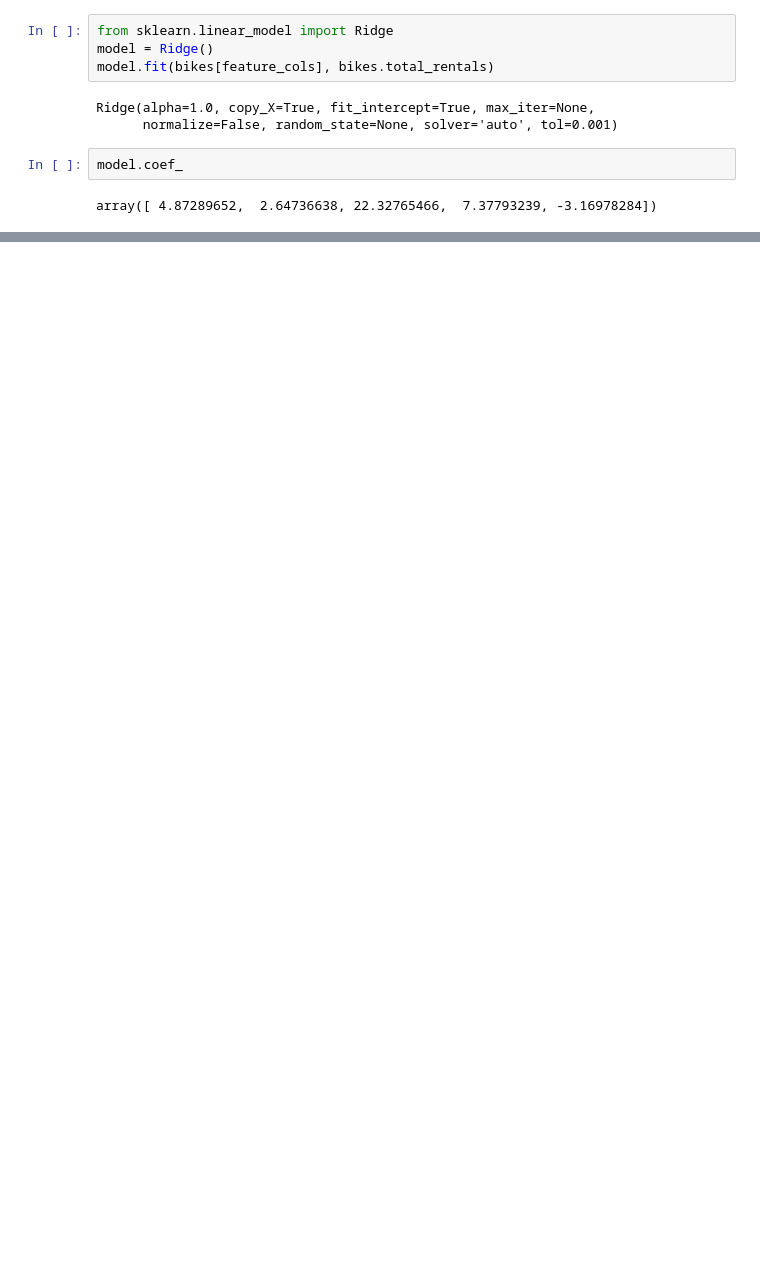
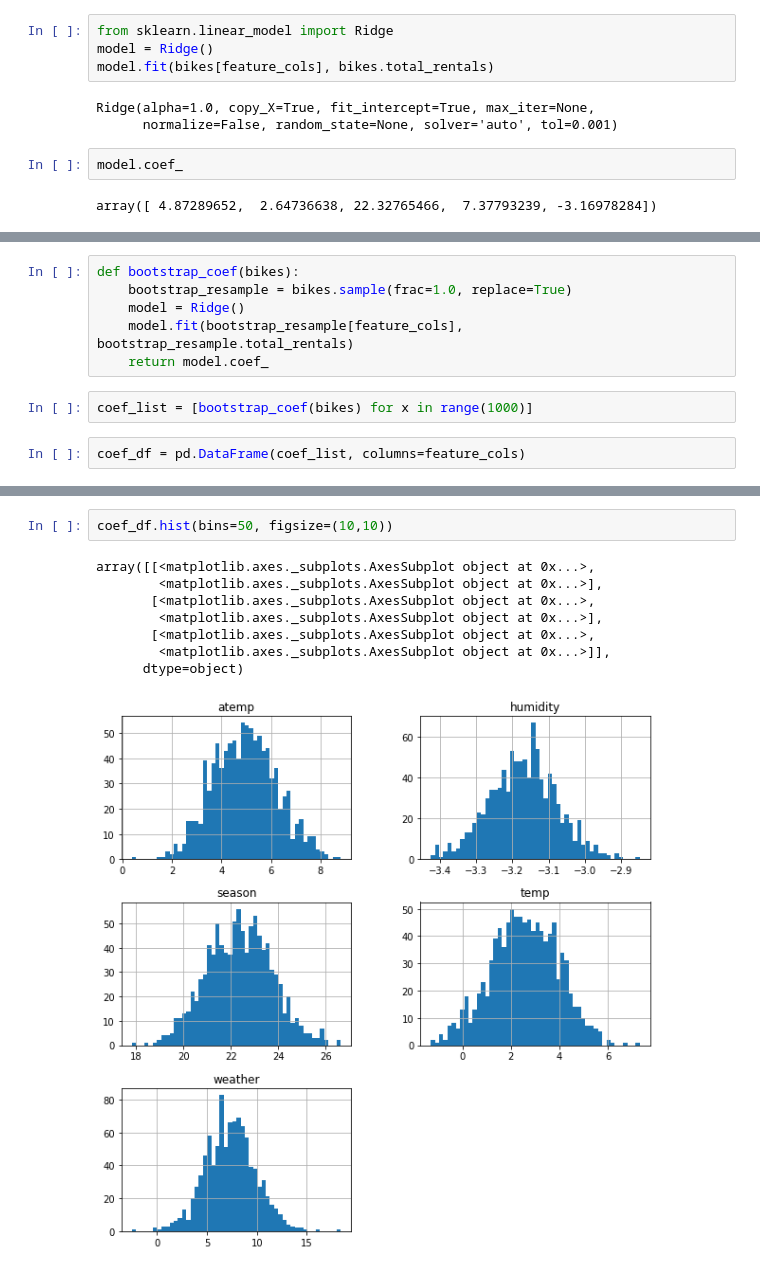
Before and after one commit to ongptnjp/data-science, a Jupyter notebook: day4/Lesson-07-a-b-testing.ipynb, the cells around one changed output, grey strips where cells are left out. Cells and saved outputs as stored; diff of their text form; blank space fills up the shorter version.

```diff
--- a/day4/Lesson-07-a-b-testing.ipynb
+++ b/day4/Lesson-07-a-b-testing.ipynb
@@ -394,0 +477,10 @@ array([ 5.35540121,  2.29973677, 20.6224328 , 10.90119864, -3.38259585])
+# %%
+def bootstrap_coef(bikes):
+    bootstrap_resample = bikes.sample(frac=1.0, replace=True)
+    model = Ridge()
+    model.fit(bootstrap_resample[feature_cols], bootstrap_resample.total_rentals)
+    return model.coef_
+# %%
+coef_list = [bootstrap_coef(bikes) for x in range(1000)]
+# %%
+coef_df = pd.DataFrame(coef_list, columns=feature_cols)
@@ -394,0 +496,11 @@ array([ 5.35540121,  2.29973677, 20.6224328 , 10.90119864, -3.38259585])
+# %%
+coef_df.hist(bins=50, figsize=(10,10))
+# %% [output]
+array([[<matplotlib.axes._subplots.AxesSubplot object at 0x...>,
+        <matplotlib.axes._subplots.AxesSubplot object at 0x...>],
+       [<matplotlib.axes._subplots.AxesSubplot object at 0x...>,
+        <matplotlib.axes._subplots.AxesSubplot object at 0x...>],
+       [<matplotlib.axes._subplots.AxesSubplot object at 0x...>,
+        <matplotlib.axes._subplots.AxesSubplot object at 0x...>]],
+      dtype=object)
+[figure, added]
```
Also changed, not shown: parts of 23 cells of this notebook, 6 other files.
